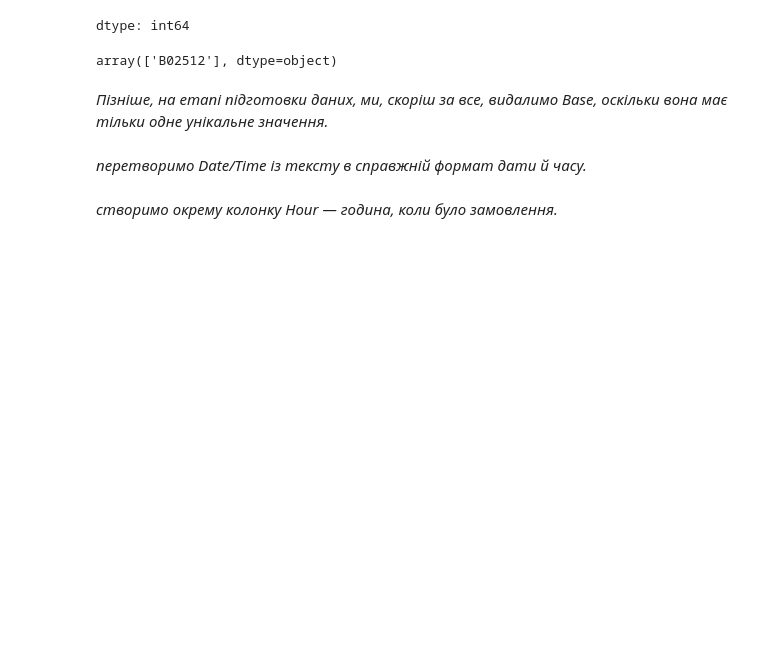
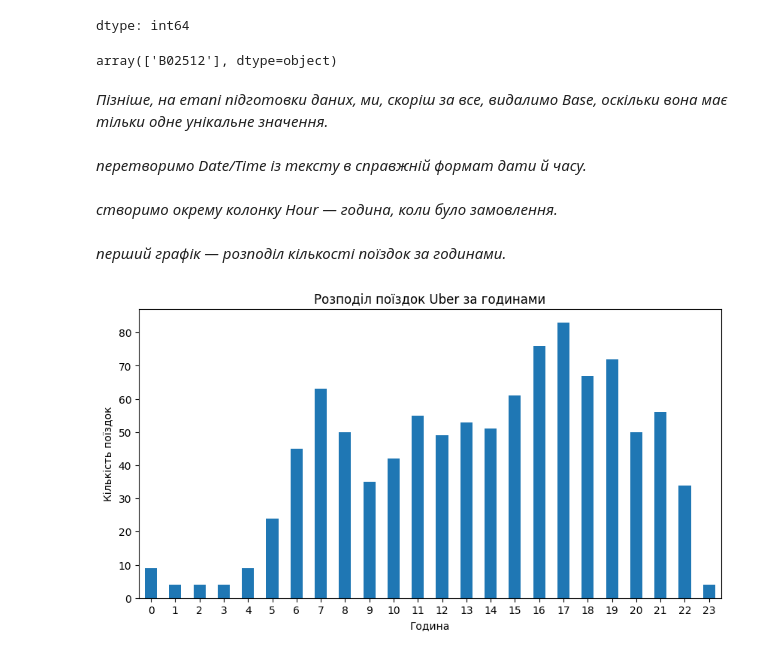
Before and after one commit to pavlenkosasha/MillionaireAPI, a Jupyter notebook: Uber_Pickups_in_New_York_City_PAVLENKO.ipynb, the cells around one changed output. Cells and saved outputs as stored; diff of their text form; code cells hidden in the pictures; blank space fills up the shorter version.

Commit message:
графік

```diff
--- a/Uber_Pickups_in_New_York_City_PAVLENKO.ipynb
+++ b/Uber_Pickups_in_New_York_City_PAVLENKO.ipynb
@@ -163,3 +163,18 @@ df["Date/Time"] = pd.to_datetime(df["Date/Time"])
 *створимо окрему колонку Hour — година, коли було замовлення.*
 # %%
 df["Hour"] = df["Date/Time"].dt.hour
+# %% [markdown]
+*перший графік — розподіл кількості поїздок за годинами.*
+# %%
+df["Hour"].value_counts().sort_index().plot(
+    kind="bar",
+    figsize=(10, 5)
+)
+
+plt.title("Розподіл поїздок Uber за годинами")
+plt.xlabel("Година")
+plt.ylabel("Кількість поїздок")
+plt.xticks(rotation=0)
+plt.show()
+# %% [output]
+[figure, added]
```
